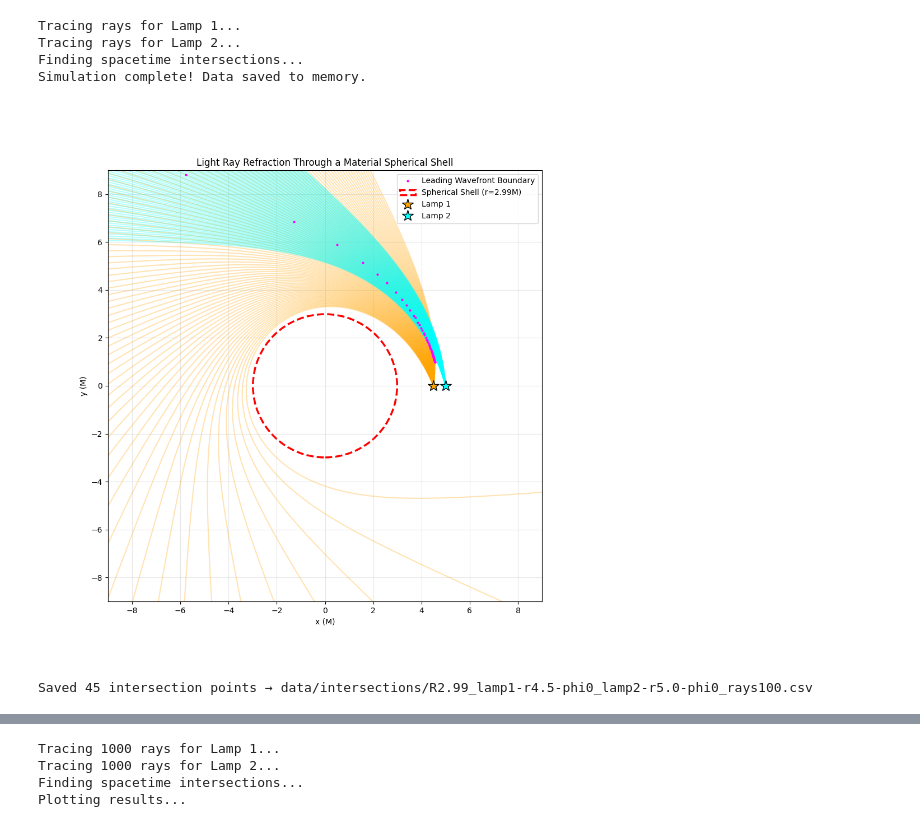
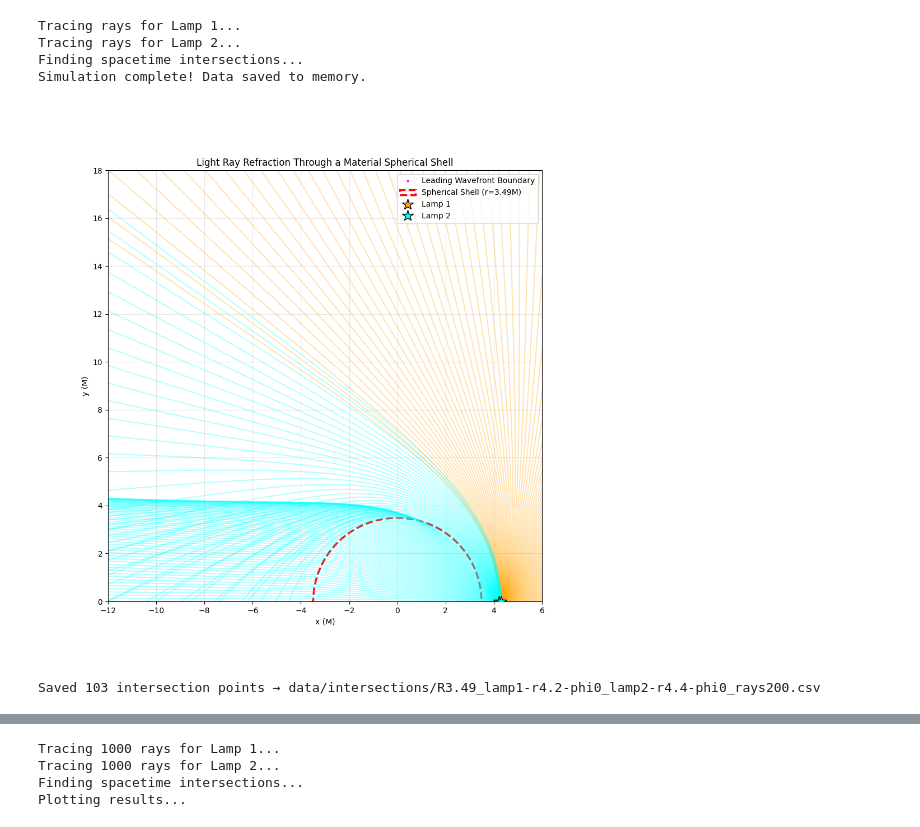
Before and after one commit to borgesgfj/geodesic_intersection_scipy, a Jupyter notebook: geodesic_intersection_v1.ipynb, the cells around one changed output, grey strips where cells are left out. Drawn from its saved outputs; the diff is of its cells as text; code cells hidden in the pictures.

```diff
--- a/geodesic_intersection_v1.ipynb
+++ b/geodesic_intersection_v1.ipynb
@@ -319,17 +319,17 @@ class WavefrontSimulator:
 # ==========================================
 
 M = 1.0
-R = 2.99 * M  # Radius of the material spherical shell (Israel Junction)
+R = 3.49 * M  # Radius of the material spherical shell (Israel Junction)
 manifold = SpacetimeManifold(M, R, solver_step_res=0.05)
 
 # Position lamps in the Schwarzschild exterior, pointing inward toward the shell
-lamp1 = LightSource(r0=4.5 * M, phi0=0.0, label="Lamp 1")
-lamp2 = LightSource(r0=5 * M, phi0=0.0, label="Lamp 2")
+lamp1 = LightSource(r0=4.2 * M, phi0=0.0, label="Lamp 1")
+lamp2 = LightSource(r0=4.4 * M, phi0=0.0, label="Lamp 2")
 
 # Define emission angle wedges pointing toward the center
 total_number_of_rays = 100
-angles_lamp1 = np.linspace(np.radians(80), np.radians(120), total_number_of_rays)
-angles_lamp2 = np.linspace(np.radians(95), np.radians(110), total_number_of_rays)
+angles_lamp1 = np.linspace(np.radians(0), np.radians(90), total_number_of_rays)
+angles_lamp2 = np.linspace(np.radians(90), np.radians(180), total_number_of_rays)
 
 sim = WavefrontSimulator(manifold)
 
@@ -369,36 +369,36 @@ for ray_id, ray in sim.get_rays("Lamp 1").items():
 for ray_id, ray in sim.get_rays("Lamp 2").items():
     plt.plot(ray['x'], ray['y'], color=color_l2, alpha=ray_alpha)
 
 # Plot Intersections
 if len(intersections) > 0:
     intersections = intersections[intersections[:, 0].argsort()]
     plt.plot(intersections[:, 0], intersections[:, 1], 'o', color=intersect_color,
              linewidth=1.5, markersize=2, label='Leading Wavefront Boundary')
 
 # Draw the Shell
 shell = plt.Circle((0, 0), R, color='red', fill=False, linewidth=2.5,
                     linestyle='--', label=f'Spherical Shell (r={R}M)')
 plt.gca().add_patch(shell)
 
 # Draw Lamps
 for label, color in [("Lamp 1", color_l1), ("Lamp 2", color_l2)]:
     lamp = sim.get_lamp(label)
     xp = lamp.r0 * np.cos(lamp.phi0)
     yp = lamp.r0 * np.sin(lamp.phi0)
     plt.plot(xp, yp, '*', color=color, markeredgecolor='black',
              markersize=15, label=lamp.label, zorder=5)
 
 # Formatting
 plt.xlabel('x (M)')
 plt.ylabel('y (M)')
 plt.title('Light Ray Refraction Through a Material Spherical Shell')
-plt.xlim(-9, 9)
-plt.ylim(-9, 9)
+plt.xlim(-12, 6)
+plt.ylim(0, 18)
 plt.legend(loc='upper right')
 plt.grid(True, alpha=0.3)
 plt.show()
 # %% [output]
-[figure, old version]
+[figure, new version]
 # %%
 # ==========================================
 # EXPORT: Save intersection data to CSV
@@ -421,7 +421,7 @@ out_path = os.path.join(data_dir, f"{run_label}.csv")
 np.savetxt(out_path, intersections, delimiter=',', header='x,y', comments='')
 print(f"Saved {len(intersections)} intersection points → {out_path}")
 # %% [output]
-Saved 45 intersection points → data/intersections/R2.99_lamp1-r4.5-phi0_lamp2-r5.0-phi0_rays100.csv
+Saved 103 intersection points → data/intersections/R3.49_lamp1-r4.2-phi0_lamp2-r4.4-phi0_rays200.csv
 # %%
 # ==========================================
 # ENCOUNTER CURVES — Multi-run comparison
```
Also changed, not shown: parts of 1 cell of this notebook.
